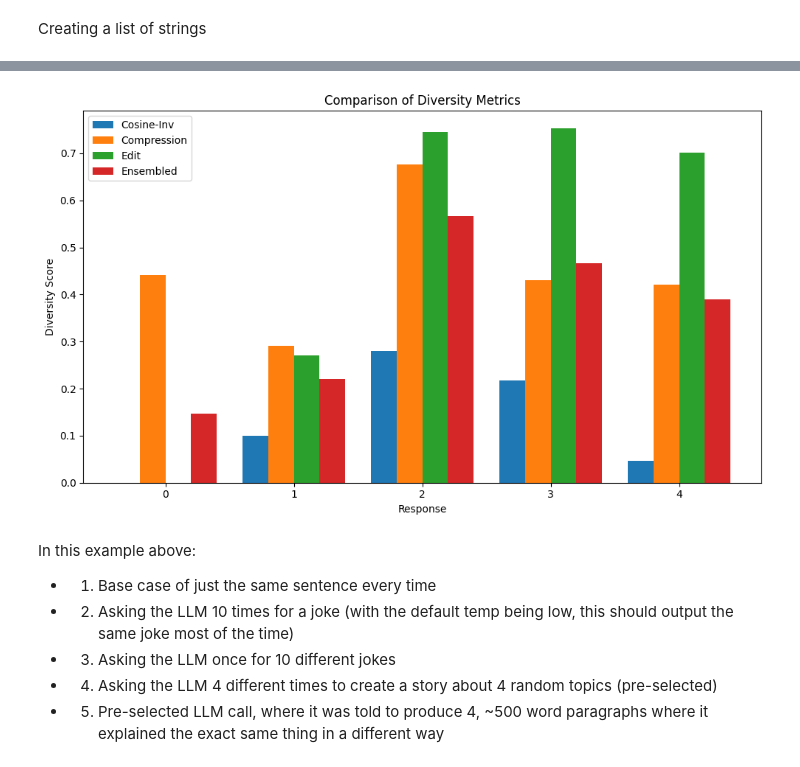
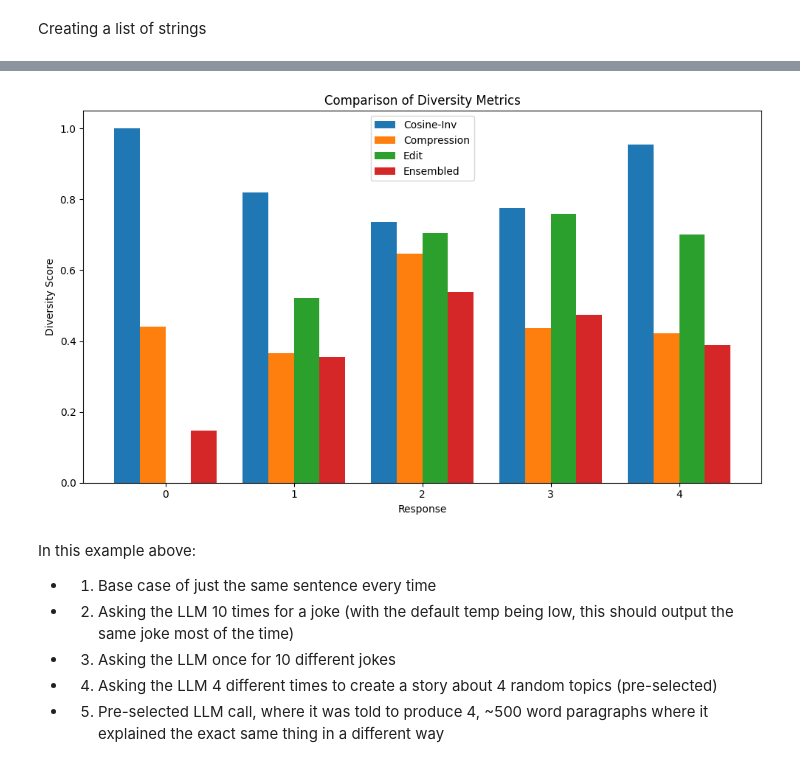
Before and after one commit to jaredquincy/ember, a Jupyter notebook: src/ember/examples/diversity_testbench.ipynb, the cells around one changed output, grey strips where cells are left out. Saved outputs shown, nothing was run; the diff lists cells and outputs as text; code cells hidden in the pictures.

```diff
--- a/src/ember/examples/diversity_testbench.ipynb
+++ b/src/ember/examples/diversity_testbench.ipynb
@@ -292,34 +284,20 @@ Metadata: {'responses': ['hi there', 'hi', 'hello', 'yo whatup'], 'novelty_score
 ## Ensembled Score Example
 # %% [markdown]
 Function to combine all the scores (cosine similarity, compression ratio, edit distance)
-# %%
-embedding_model = create_openai_embedding_model()
-cosine: CosineSimilarity = CosineSimilarity()
-compression_evaluator = DiversityCompressionEvaluator()
-edit_dist_evaluator = DiversityEditDistanceEvaluator()
-
-def ensemble_diversity(strings):
-    compression = compression_evaluator.evaluate(strings)
-    cosine_scores = list()
-    for ind1 in range(len(strings)):
-        ind2 = ind1+1 if ind1+1 != len(strings) else 0
-        curr_score = calculate_text_similarity(text1=strings[ind1], text2=strings[ind2], model=embedding_model, metric=cosine)
-        # print(f"SimilarityScore between ind1={ind1} and ind2={ind2}: {curr_score}")
-        cosine_scores.append(curr_score)
-    avg_cosine_score = np.average(cosine_scores)
-    edit_distance = edit_dist_evaluator.evaluate(strings)
-
-    div_cosine = 1 - avg_cosine_score
-    div_compression = min(compression.score, 1)
-    div_edit = edit_distance.score
-    div_ensemble_score = (div_cosine + div_compression + div_edit)/3
-
-    # print(f"diversity cosine-sim inverse: {div_cosine:.4f}")
-    # print(f"compression (1/compression == compression/original) result: {div_compression:.4f}")
-    # print(f"edit-dist score: {div_edit:.4f}")
-    # print(f"diversity score (higher is better): {div_ensemble_score:.4f}")
-    # print("-------------------------------")
-    return div_cosine, div_compression, div_edit, div_ensemble_score
+# %%
+text_embedding_ada_002 = create_openai_embedding_model("text-embedding-ada-002")
+
+cosine_evaluator = DiversityCosineSimilarityEvaluator(embedding_model=text_embedding_ada_002)
+compression_evaluator = DiversityCompressionEvaluator()
+edit_dist_evaluator = DiversityEditDistanceEvaluator()
+diversity_evaluator = DiversityEnsembledEvaluator(embedding_model=embedding_model)
+
+def ensemble_diversity(strings):
+    div_cosine = cosine_evaluator.evaluate(strings).score
+    div_compression = compression_evaluator.evaluate(strings).score
+    div_edit = edit_dist_evaluator.evaluate(strings).score
+    div_ensemble_score = diversity_evaluator.evaluate(strings).score
+    return div_cosine, div_compression, div_edit, div_ensemble_score
 # %% [markdown]
 Creating a list of strings
 # %%
@@ -382,34 +360,34 @@ for i in range(len(input_strs)):
         - The role of communication in the workplace cannot be overlooked. It serves as the foundation for successful teamwork and organizational growth. When team members share information clearly, i ...
         - Communication within the workplace is a vital element for success. Clear and open communication promotes a cooperative and efficient atmosphere, helping team members to better understand eac ...
 # %%
-scores = [ensemble_diversity(s_arr) for s_arr in input_strs]
+scores = [ensemble_diversity(s_arr) for s_arr in tqdm.tqdm(input_strs)]
 labels = [str(number) for number in range(1, len(input_strs) + 1)]
 
 df = pd.DataFrame(
     scores,
     columns=['Cosine-Inv', 'Compression', 'Edit', 'Ensembled']
 )
 
 plt.figure(figsize=(10, 6))
 
 x = range(len(df))
 width = 0.2
 
 plt.bar([i - width*1.5 for i in x], df['Cosine-Inv'], width=width, label='Cosine-Inv')
 plt.bar([i - width*0.5 for i in x], df['Compression'], width=width, label='Compression')
 plt.bar([i + width*0.5 for i in x], df['Edit'], width=width, label='Edit')
 plt.bar([i + width*1.5 for i in x], df['Ensembled'], width=width, label='Ensembled')
 
 plt.xticks(x, df.index if 'Input' not in df.columns else df['Input'])
 
 plt.xlabel("Response")
 plt.ylabel("Diversity Score")
 plt.legend()
 plt.title("Comparison of Diversity Metrics")
 plt.tight_layout()
 plt.show()
 # %% [output]
-[figure, old version]
+[figure, new version]
 # %% [markdown]
 In this example above:
 - 1. Base case of just the same sentence every time
```
Also changed, not shown: parts of 9 cells of this notebook.
